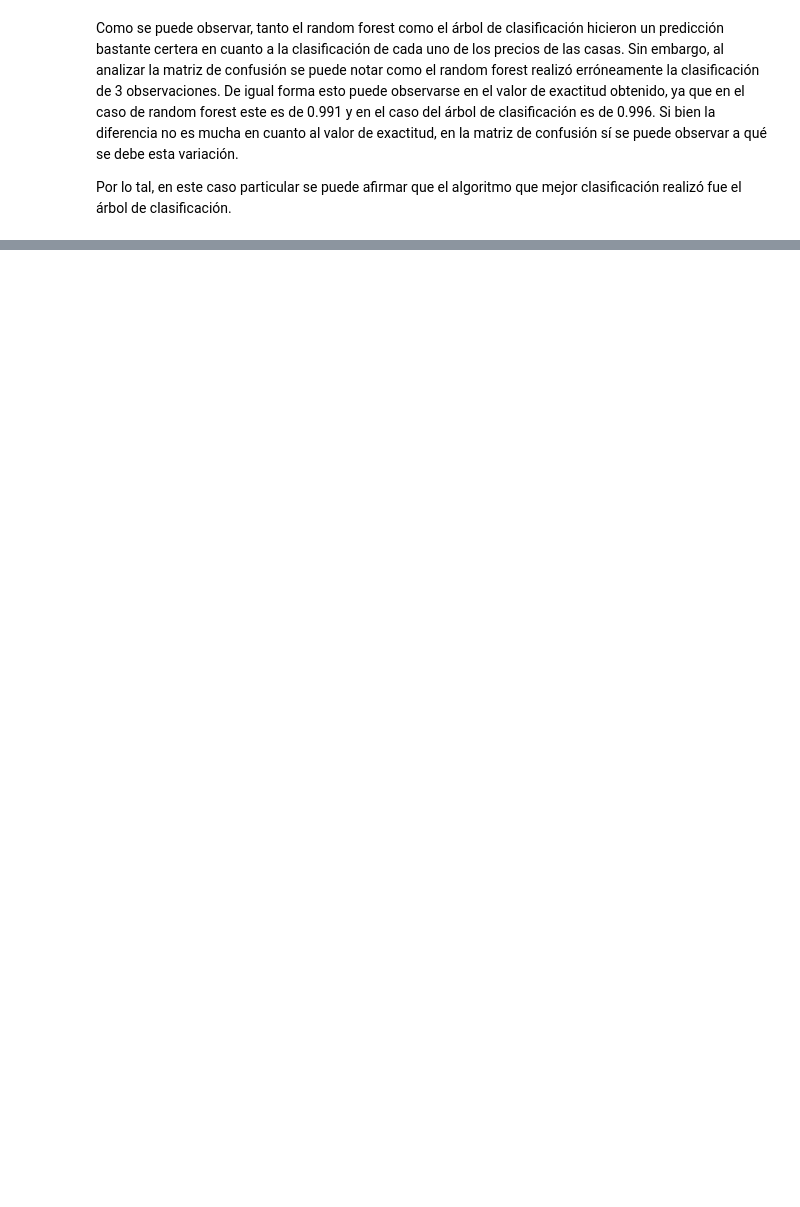
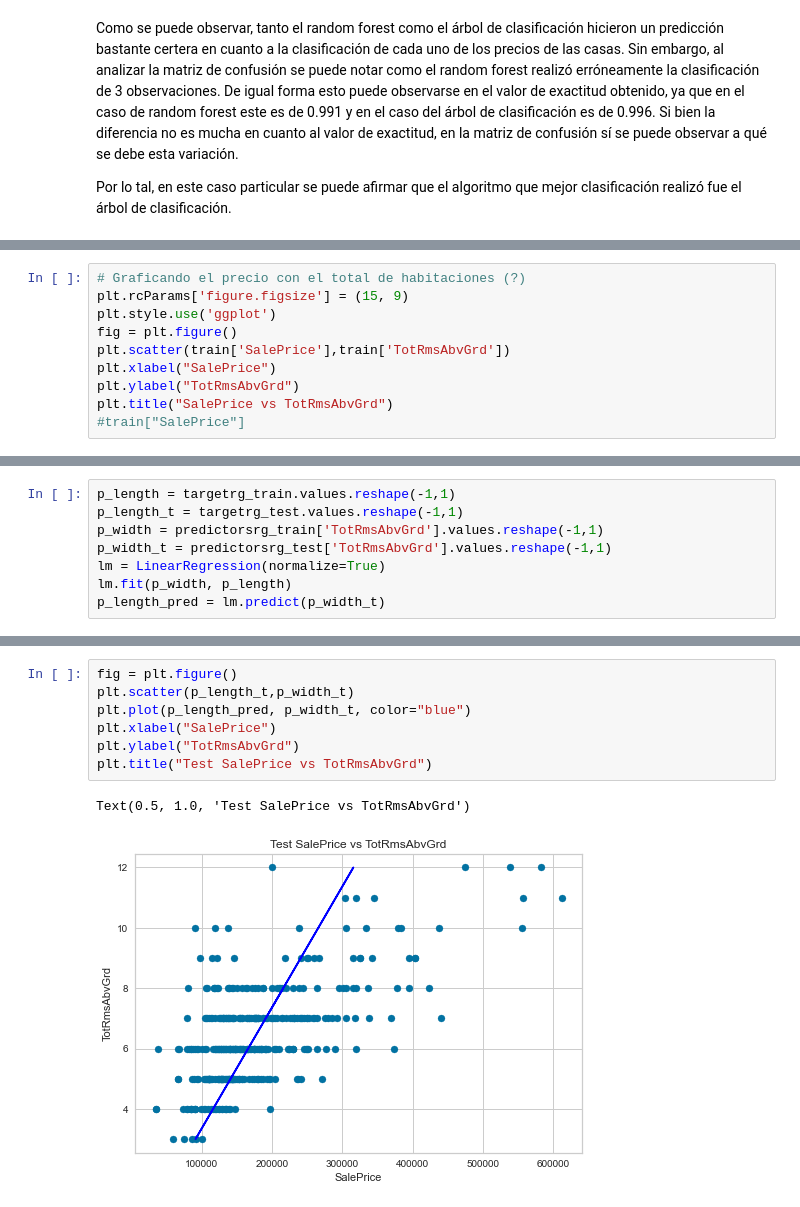
Before and after one commit to Orlando19943/HT4-DM, a Jupyter notebook: HT3.ipynb, the cells around one changed output, grey strips where cells are left out. Saved outputs shown, nothing was run; the diff lists cells and outputs as text; blank space fills up the shorter version.

```diff
--- a/HT3.ipynb
+++ b/HT3.ipynb
@@ -710,0 +702,10 @@ Created in <span style='font-weight:600;margin-left:4px;'>Deepnote</span></a>
+# %%
+# Graficando el precio con el total de habitaciones (?)
+plt.rcParams['figure.figsize'] = (15, 9)
+plt.style.use('ggplot')
+fig = plt.figure()
+plt.scatter(train['SalePrice'],train['TotRmsAbvGrd'])
+plt.xlabel("SalePrice")
+plt.ylabel("TotRmsAbvGrd")
+plt.title("SalePrice vs TotRmsAbvGrd")
+#train["SalePrice"]
@@ -710,0 +714,8 @@ Created in <span style='font-weight:600;margin-left:4px;'>Deepnote</span></a>
+# %%
+p_length = targetrg_train.values.reshape(-1,1)
+p_length_t = targetrg_test.values.reshape(-1,1)
+p_width = predictorsrg_train['TotRmsAbvGrd'].values.reshape(-1,1)
+p_width_t = predictorsrg_test['TotRmsAbvGrd'].values.reshape(-1,1)
+lm = LinearRegression(normalize=True)
+lm.fit(p_width, p_length)
+p_length_pred = lm.predict(p_width_t)
@@ -710,0 +731,10 @@ Created in <span style='font-weight:600;margin-left:4px;'>Deepnote</span></a>
+# %%
+fig = plt.figure()
+plt.scatter(p_length_t,p_width_t)
+plt.plot(p_length_pred, p_width_t, color="blue")
+plt.xlabel("SalePrice")
+plt.ylabel("TotRmsAbvGrd")
+plt.title("Test SalePrice vs TotRmsAbvGrd")
+# %% [output]
+Text(0.5, 1.0, 'Test SalePrice vs TotRmsAbvGrd')
+[figure, added]
```
Also changed, not shown: parts of 30 cells of this notebook.
